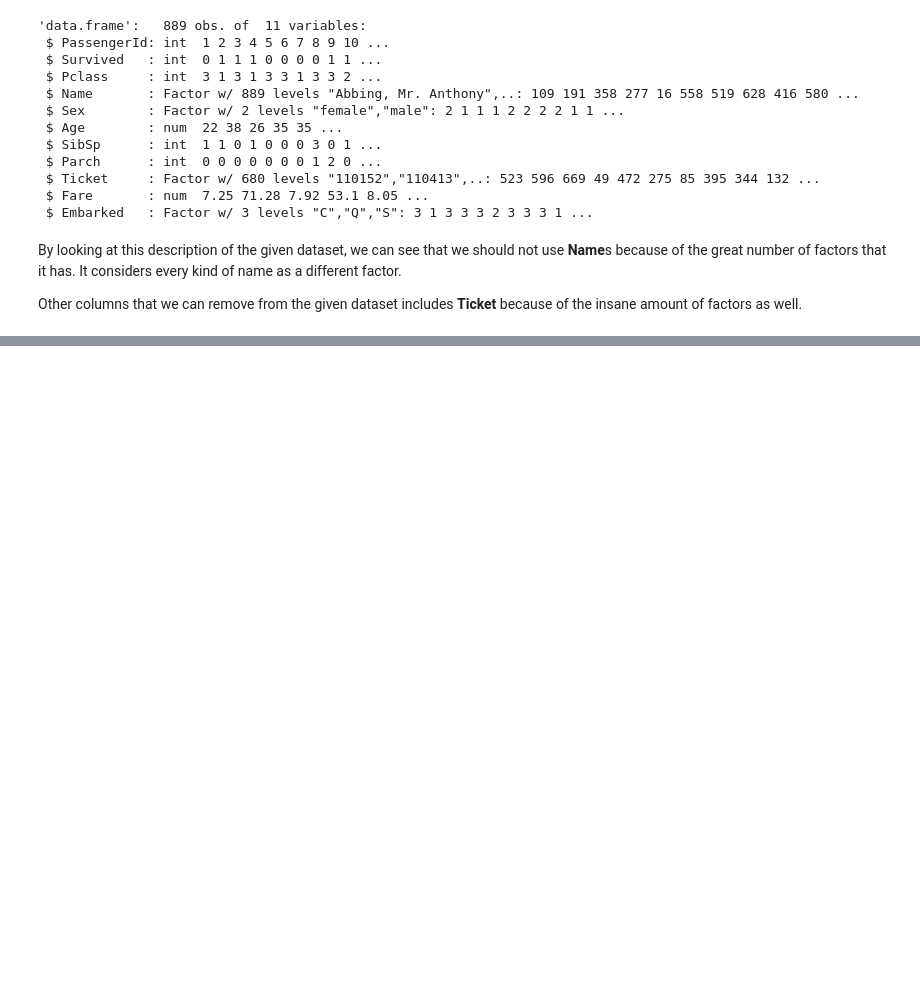
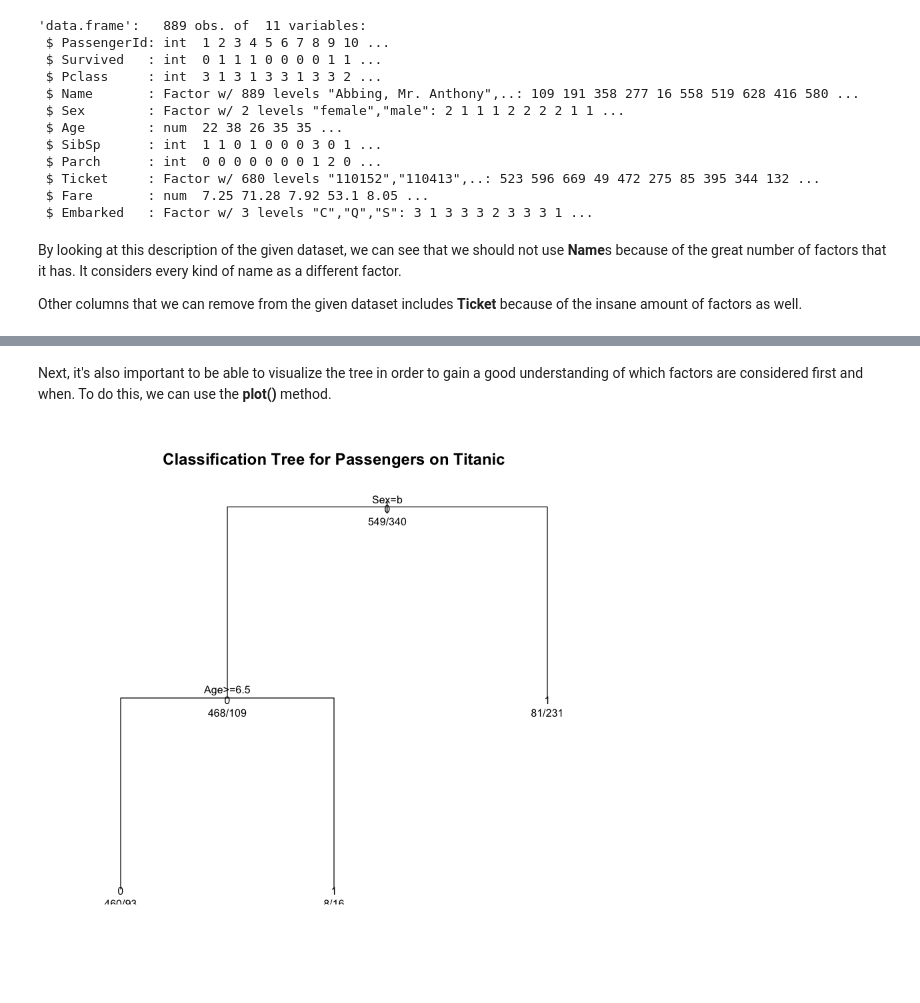
Before and after one commit to tjbencomo/Titanic, a Jupyter notebook: Julien Model Prediction - Decision Classification Tree.ipynb, the cells around one changed output, grey strips where cells are left out. Cells and saved outputs as stored; diff of their text form; code cells hidden in the pictures; blank space fills up the shorter version.

Commit message:
Generated classification tree

```diff
--- a/Julien Model Prediction - Decision Classification Tree.ipynb
+++ b/Julien Model Prediction - Decision Classification Tree.ipynb
@@ -34,5 +35,6 @@ By looking at this description of the given dataset, we can see that we should n
 
 Other columns that we can remove from the given dataset includes **Ticket** because of the insane amount of factors as well.
 # %%
-dat <- dat[c(-'Name', -'Ticket')]
+dat <- dat %>% select(-Name, -Ticket)
+str(dat)
 # %% [output]
@@ -39,0 +55,2 @@ ERROR: Error in -"Name": invalid argument to unary operator
+# %%
+fit <- rpart(Survived ~ Sex + Age + Fare + Embarked, data=dat, method="class")
@@ -39,0 +79,7 @@ ERROR: Error in -"Name": invalid argument to unary operator
+# %% [markdown]
+Next, it's also important to be able to visualize the tree in order to gain a good understanding of which factors are considered first and when. To do this, we can use the **plot()** method.
+# %%
+plot(fit, uniform=TRUE, main="Classification Tree for Passengers on Titanic")
+text(fit, use.n=TRUE, all=TRUE, cex=.8)
+# %% [output]
+[figure, added]
```
Also changed, not shown: parts of 5 cells of this notebook.
